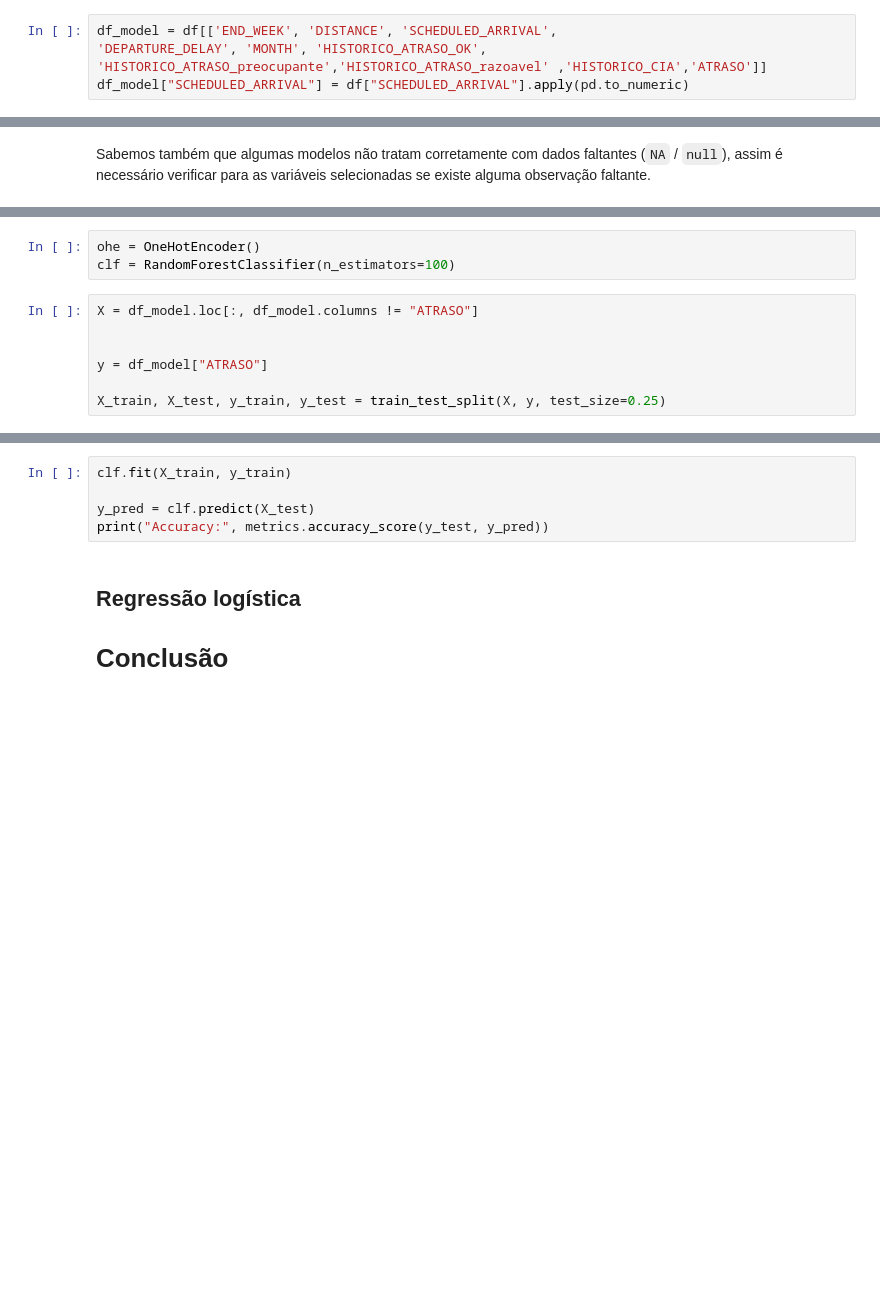
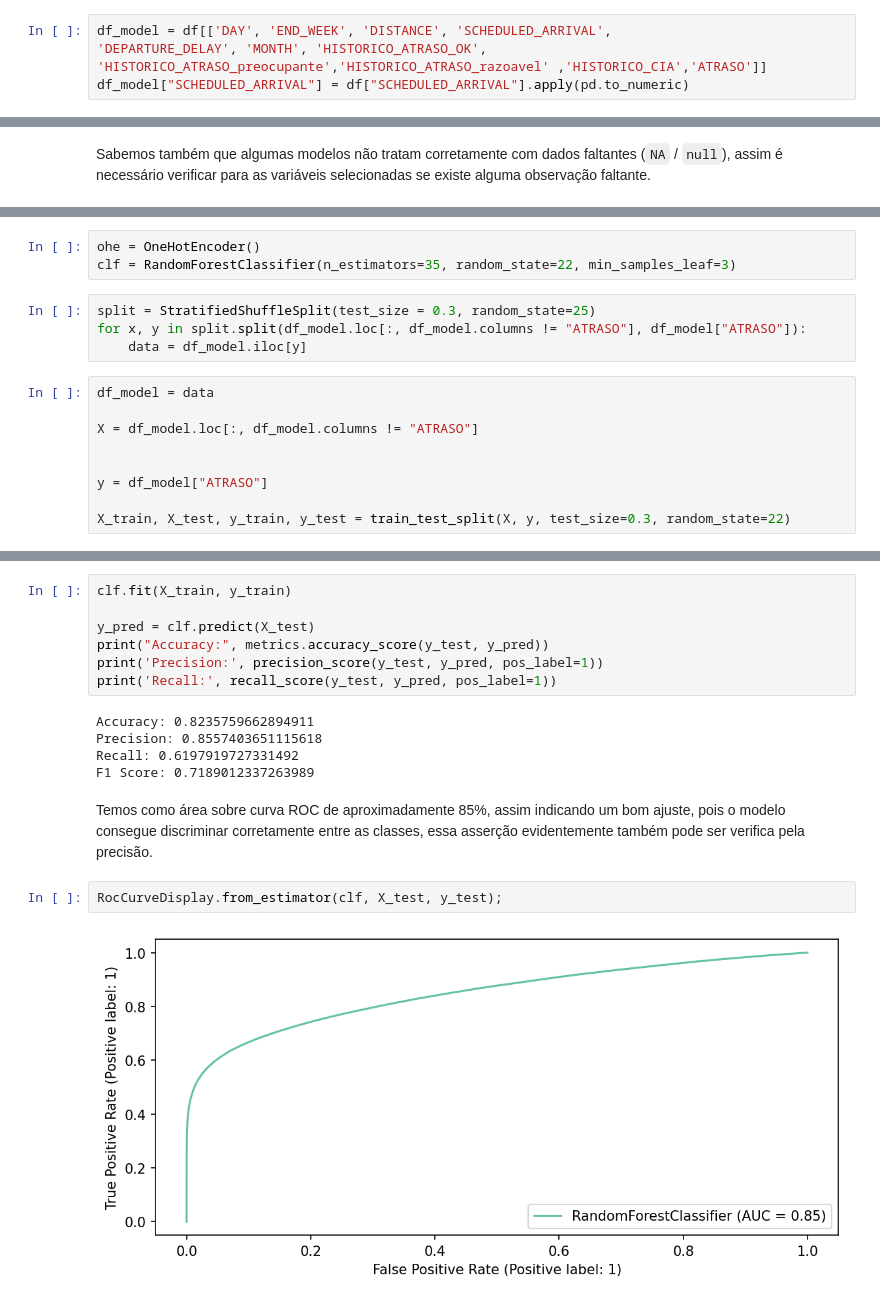
Before and after one commit to AlissonRP/flights_delay, a Jupyter notebook: index.ipynb, the cells around one changed output, grey strips where cells are left out. Saved outputs shown, nothing was run; the diff lists cells and outputs as text; blank space fills up the shorter version.

```diff
--- a/index.ipynb
+++ b/index.ipynb
@@ -213,5 +242,5 @@ df[['HISTORICO_ATRASO_OK', 'HISTORICO_ATRASO_preocupante', 'HISTORICO_ATRASO_raz
 # %%
-df_model = df[['END_WEEK', 'DISTANCE', 'SCHEDULED_ARRIVAL',
+df_model = df[['DAY', 'END_WEEK', 'DISTANCE', 'SCHEDULED_ARRIVAL',
 'DEPARTURE_DELAY', 'MONTH', 'HISTORICO_ATRASO_OK', 'HISTORICO_ATRASO_preocupante','HISTORICO_ATRASO_razoavel' ,'HISTORICO_CIA','ATRASO']]
 df_model["SCHEDULED_ARRIVAL"] = df["SCHEDULED_ARRIVAL"].apply(pd.to_numeric)
 # %% [output]
@@ -255,11 +290,17 @@ A base será dividida em 85% para dados de treino, e o restante para teste. Os m
 ## Random Forest
 # %%
 ohe = OneHotEncoder()
-clf = RandomForestClassifier(n_estimators=100)
+clf = RandomForestClassifier(n_estimators=35, random_state=22, min_samples_leaf=3)
+# %%
+split = StratifiedShuffleSplit(test_size = 0.3, random_state=25)
+for x, y in split.split(df_model.loc[:, df_model.columns != "ATRASO"], df_model["ATRASO"]):
+    data = df_model.iloc[y]
 # %%
+df_model = data
+
 X = df_model.loc[:, df_model.columns != "ATRASO"]
 
 
 y = df_model["ATRASO"]
 
-X_train, X_test, y_train, y_test = train_test_split(X, y, test_size=0.25)
+X_train, X_test, y_train, y_test = train_test_split(X, y, test_size=0.3, random_state=22)
@@ -268,11 +311,16 @@ clf.fit(X_train, y_train)
 
 y_pred = clf.predict(X_test)
 print("Accuracy:", metrics.accuracy_score(y_test, y_pred))
+print('Precision:', precision_score(y_test, y_pred, pos_label=1))
+print('Recall:', recall_score(y_test, y_pred, pos_label=1))
+# %% [output]
+Accuracy: 0.8235759662894911
+Precision: 0.8557403651115618
+Recall: 0.6197919727331492
+F1 Score: 0.7189012337263989
-# %% [markdown]
-## Regressão logística
-
-
-
-
-
-# Conclusão
+# %% [markdown]
+Temos como área sobre curva ROC de aproximadamente 85%, assim indicando um bom ajuste, pois o modelo consegue discriminar corretamente entre as classes, essa asserção evidentemente também pode ser verifica pela precisão.
+# %%
+RocCurveDisplay.from_estimator(clf, X_test, y_test);
+# %% [output]
+[figure, added]
```
Also changed, not shown: parts of 30 cells of this notebook.
